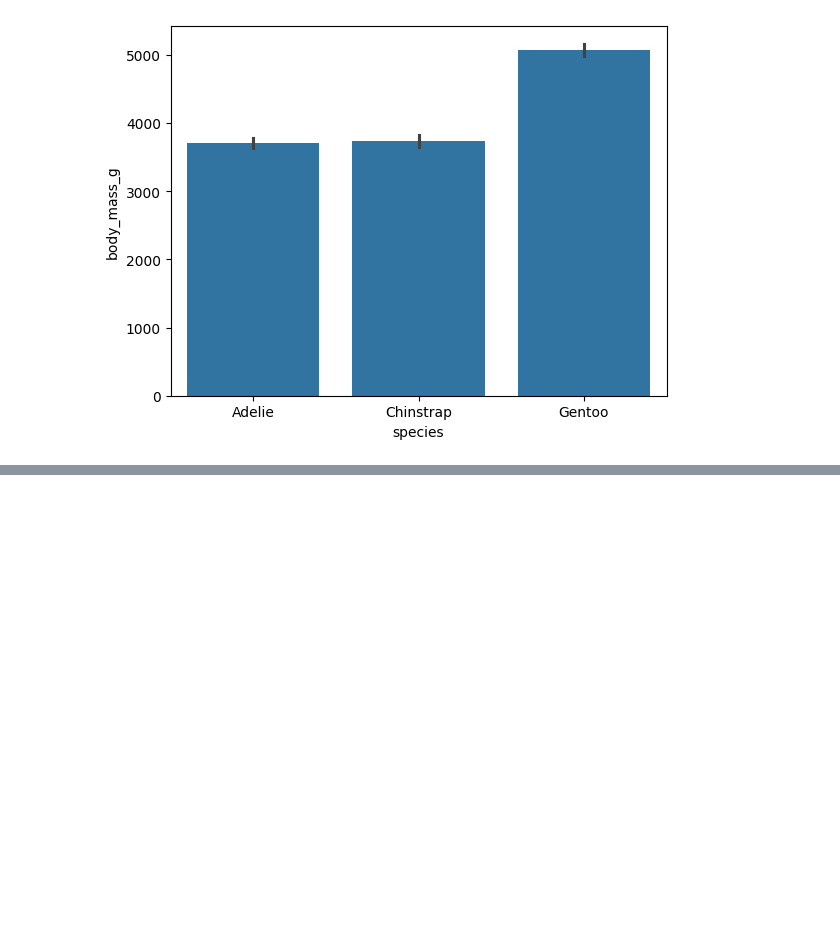
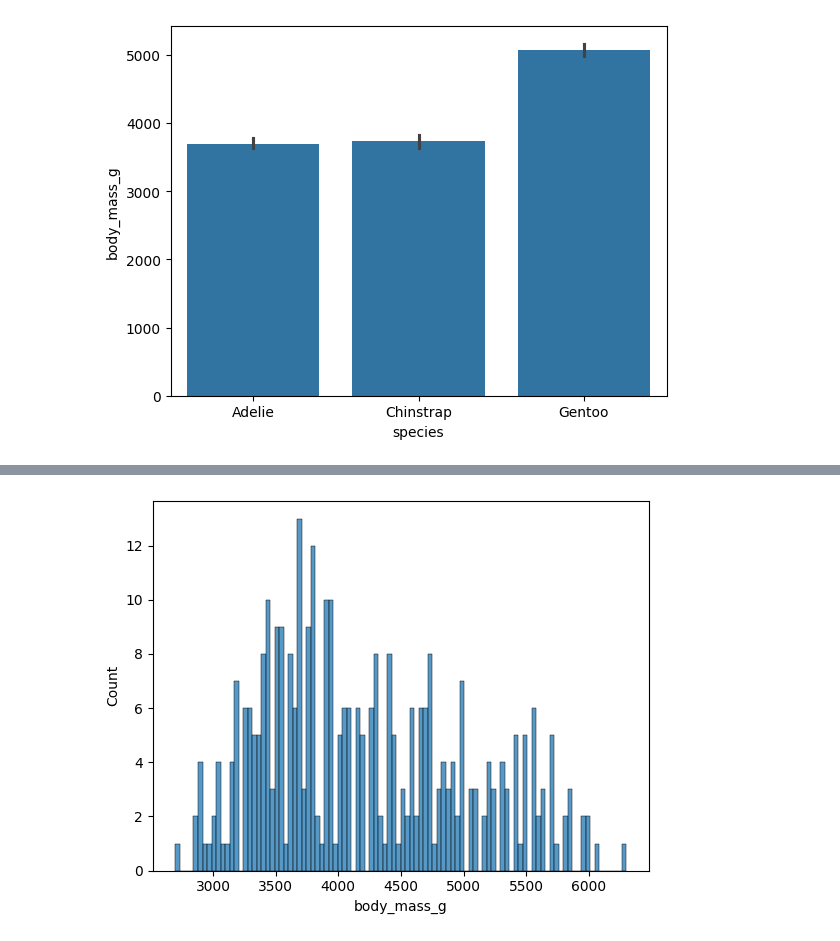
Before and after one commit to viniciusgomesbatista/pythonintermediario, a Jupyter notebook: tipos de análise/Tipos_de_análise_de_dados_Python.ipynb, the cells around one changed output, grey strips where cells are left out. Cells and saved outputs as stored; diff of their text form; code cells hidden in the pictures; blank space fills up the shorter version.

```diff
--- a/tipos de análise/Tipos_de_análise_de_dados_Python.ipynb
+++ b/tipos de análise/Tipos_de_análise_de_dados_Python.ipynb
@@ -174,0 +192,5 @@ sns.barplot(x='species', y='body_mass_g', data=df)
+# %%
+sns.histplot(x='body_mass_g', data=df, bins=100)  # Você pode ajustar o número de bins conforme necessário
+plt.show()
+# %% [output]
+[figure, added]
```
Also changed, not shown: parts of 18 cells of this notebook.
